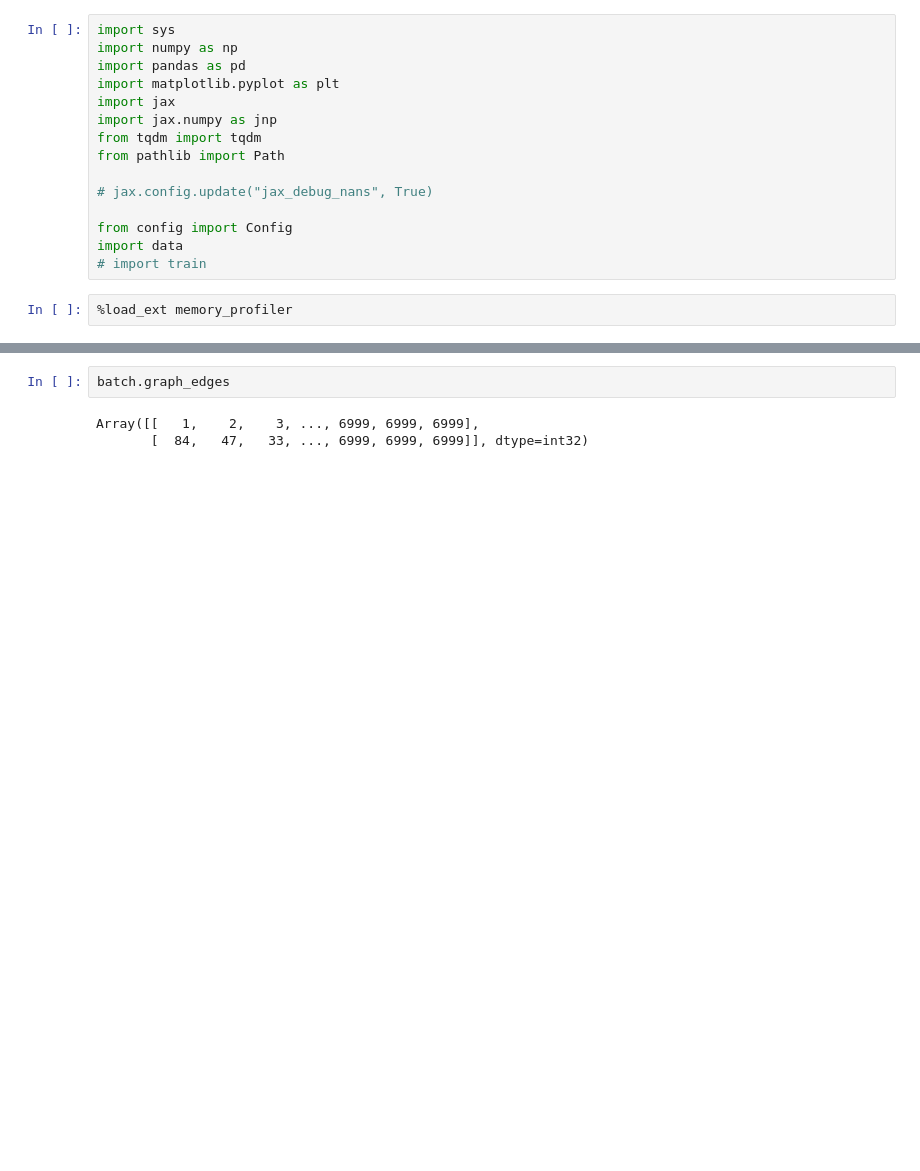
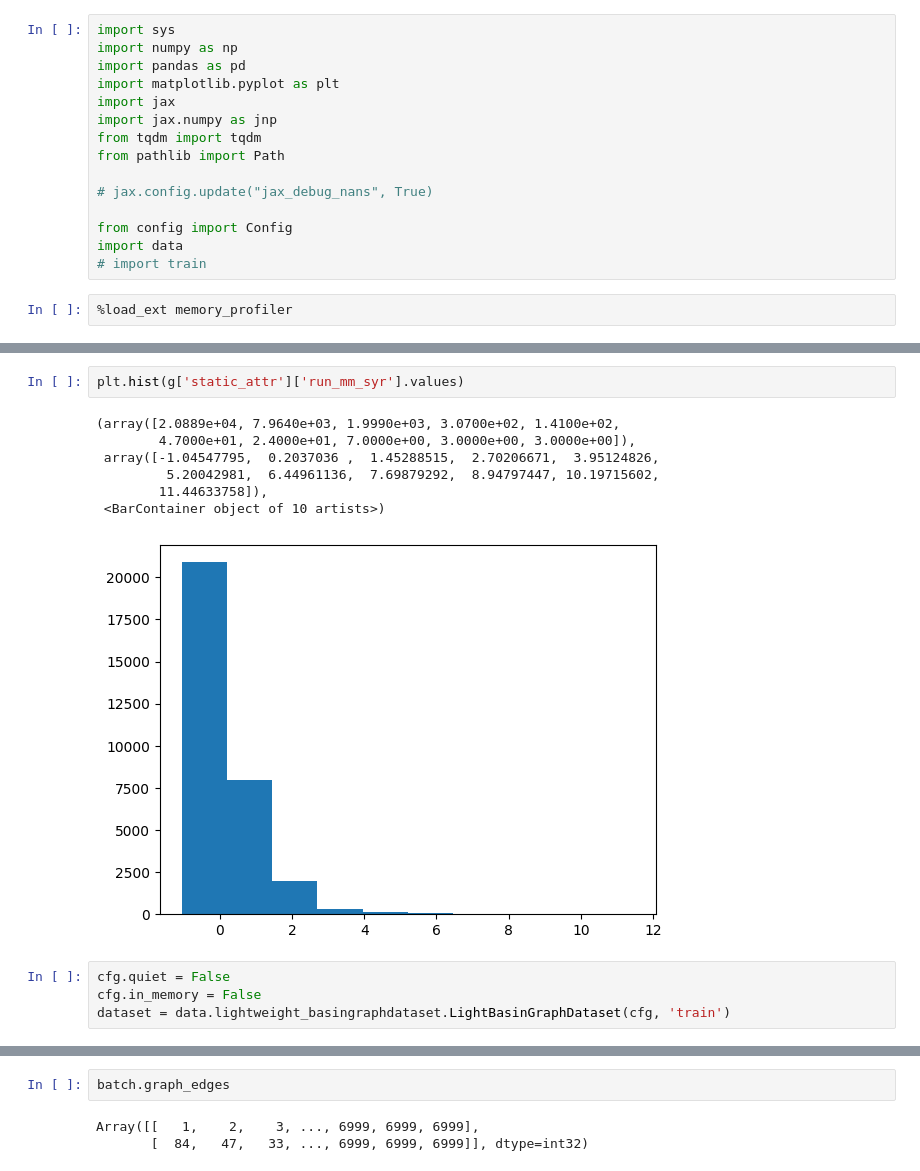
Before and after one commit to Fluvial-UMass/swot-ml, a Jupyter notebook: notebooks/reservoirs/run_model.ipynb, the cells around one changed output, grey strips where cells are left out. Drawn from its saved outputs; the diff is of its cells as text; blank space fills up the shorter version.

Commit message:
global'd dataset

```diff
--- a/notebooks/reservoirs/run_model.ipynb
+++ b/notebooks/reservoirs/run_model.ipynb
@@ -33,3 +75,17 @@ peak memory: 774.64 MiB, increment: 0.25 MiB
+# %%
+plt.hist(g['static_attr']['run_mm_syr'].values)
+# %% [output]
+(array([2.0889e+04, 7.9640e+03, 1.9990e+03, 3.0700e+02, 1.4100e+02,
+        4.7000e+01, 2.4000e+01, 7.0000e+00, 3.0000e+00, 3.0000e+00]),
+ array([-1.04547795,  0.2037036 ,  1.45288515,  2.70206671,  3.95124826,
+         5.20042981,  6.44961136,  7.69879292,  8.94797447, 10.19715602,
+        11.44633758]),
+ <BarContainer object of 10 artists>)
+[figure, added]
+# %%
+cfg.quiet = False
+cfg.in_memory = False
+dataset = data.lightweight_basingraphdataset.LightBasinGraphDataset(cfg, 'train')
 # %%
 cfg.quiet = False
 cfg.in_memory = False
```
Also changed, not shown: parts of 21 cells of this notebook, 8 other files.
